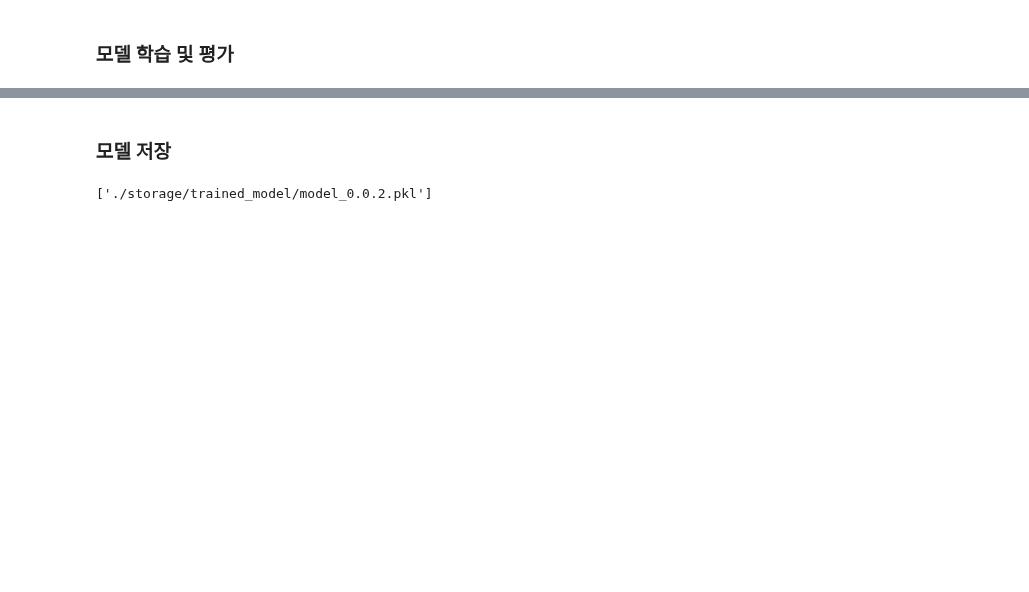
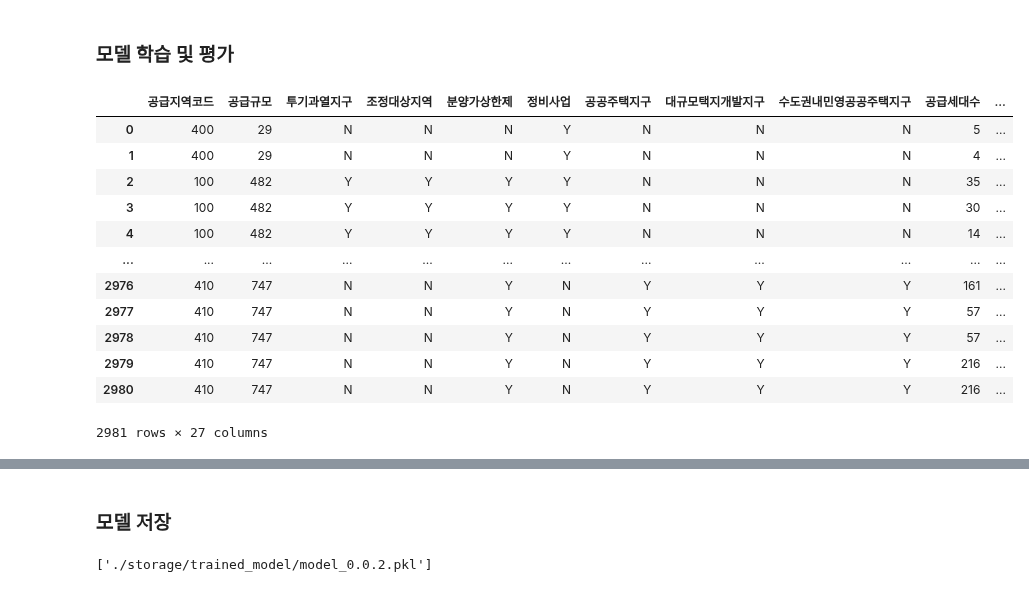
Before and after one commit to choikwangil95/HKToss-MLOps-Proejct, a Jupyter notebook: src/baseline.ipynb, the cells around one changed output, grey strips where cells are left out. Cells and saved outputs as stored; diff of their text form; code cells hidden in the pictures; blank space fills up the shorter version.

```diff
--- a/src/baseline.ipynb
+++ b/src/baseline.ipynb
@@ -97,8 +66,24 @@ memory usage: 675.4+ KB
 # file_path = f"./storage/train_data/t``ain-{file_version}.csv"
 # df = pd.read_csv(file_path, encoding='cp949')
 
-df = pd.read_csv("./storage/train_data/train-250318-03-삭제예정.csv", encoding = 'cp949')
-df.drop(["최고당첨가점", "평균당첨가점"], axis=1, inplace=True)
+df = pd.read_csv("./storage/train_data/train-8트_시세차익X.csv", encoding = 'cp949')
+# df.drop(["최고당첨가점", "평균당첨가점"], axis=1, inplace=True)
+# %%
+df
+# %% [output]
+|  | 공급지역코드 | 공급규모 | 투기과열지구 | 조정대상지역 | 분양가상한제 | 정비사업 | 공공주택지구 | 대규모택지개발지구 | 수도권내민영공공주택지구 | 공급세대수 | ... |
+| 0 | 400 | 29 | N | N | N | Y | N | N | N | 5 | ... |
+| 1 | 400 | 29 | N | N | N | Y | N | N | N | 4 | ... |
+| 2 | 100 | 482 | Y | Y | Y | Y | N | N | N | 35 | ... |
+| 3 | 100 | 482 | Y | Y | Y | Y | N | N | N | 30 | ... |
+| 4 | 100 | 482 | Y | Y | Y | Y | N | N | N | 14 | ... |
+| ... | ... | ... | ... | ... | ... | ... | ... | ... | ... | ... | ... |
+| 2976 | 410 | 747 | N | N | Y | N | Y | Y | Y | 161 | ... |
+| 2977 | 410 | 747 | N | N | Y | N | Y | Y | Y | 57 | ... |
+| 2978 | 410 | 747 | N | N | Y | N | Y | Y | Y | 57 | ... |
+| 2979 | 410 | 747 | N | N | Y | N | Y | Y | Y | 216 | ... |
+| 2980 | 410 | 747 | N | N | Y | N | Y | Y | Y | 216 | ... |
+2981 rows × 27 columns
 # %%
 X = df.drop(columns=["최저당첨가점"])
 Y = df["최저당첨가점"]
```
Also changed, not shown: parts of 15 cells of this notebook, 2 other files.
